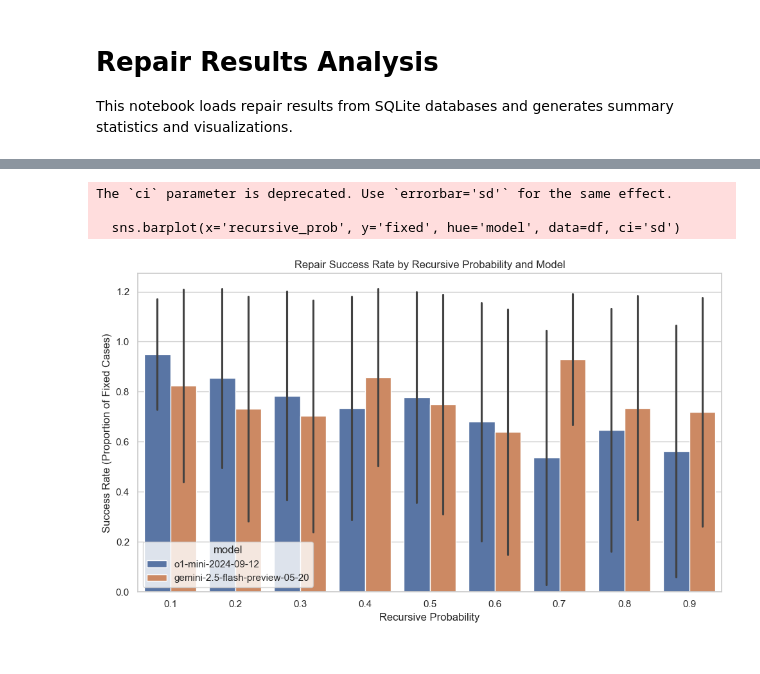
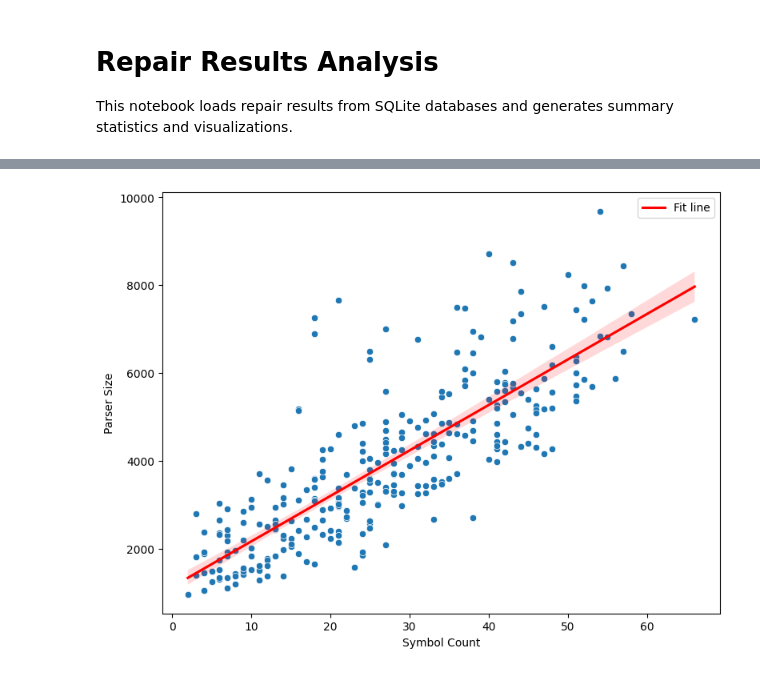
Before and after one commit to Jacksadventure/Grammar_bench, a Jupyter notebook: repair_results_analysis.ipynb, the cells around one changed output, grey strips where cells are left out. Drawn from its saved outputs; the diff is of its cells as text; code cells hidden in the pictures.

```diff
--- a/repair_results_analysis.ipynb
+++ b/repair_results_analysis.ipynb
@@ -53,7 +12,0 @@ def load_results():
-# %%
-# Example usage
-sns.set(style='whitegrid')
-df = load_results()
-if df is not None:
-    print("Summary:")
-    print(df.head())
@@ -105,15 +13,2 @@ The `ci` parameter is deprecated. Use `errorbar='sd'` for the same effect.
-# %%
-# Repair success rate by recursive_prob for each model
-if df is not None and 'recursive_prob' in df.columns:
-    plt.figure(figsize=(10,6))
-    sns.barplot(x='recursive_prob', y='fixed', hue='model', data=df, ci='sd')
-    plt.title('Repair Success Rate by Recursive Probability and Model')
-    plt.ylabel('Success Rate (Proportion of Fixed Cases)')
-    plt.xlabel('Recursive Probability')
-    plt.tight_layout()
-    plt.show()
-# %% [output]
-The `ci` parameter is deprecated. Use `errorbar='sd'` for the same effect.
-
-  sns.barplot(x='recursive_prob', y='fixed', hue='model', data=df, ci='sd')
-[figure, removed]
+# %%
+target_db = 'targets.db'
@@ -119,0 +22,18 @@ The `ci` parameter is deprecated. Use `errorbar='sd'` for the same effect.
+# %%
+import sqlite3
+conn = sqlite3.connect(target_db)
+df_cases = pd.read_sql(
+    "SELECT id, num_nonterminals, nonterminal_prob, loop_prob, mutation_depth, parser_size, corrupted_symbol_count FROM cases",
+    conn
+)
+# %%
+
+plt.figure(figsize=(8, 6))
+sns.scatterplot(data=df_cases, x='corrupted_symbol_count', y='parser_size')
+sns.regplot(data=df_cases, x='corrupted_symbol_count', y='parser_size', scatter=False, color='red', label='Fit line')
+plt.legend()
+plt.xlabel('Symbol Count')
+plt.ylabel('Parser Size')
+plt.tight_layout()
+# %% [output]
+[figure, added]
```
Also changed, not shown: parts of 11 cells of this notebook, 2 other files.
